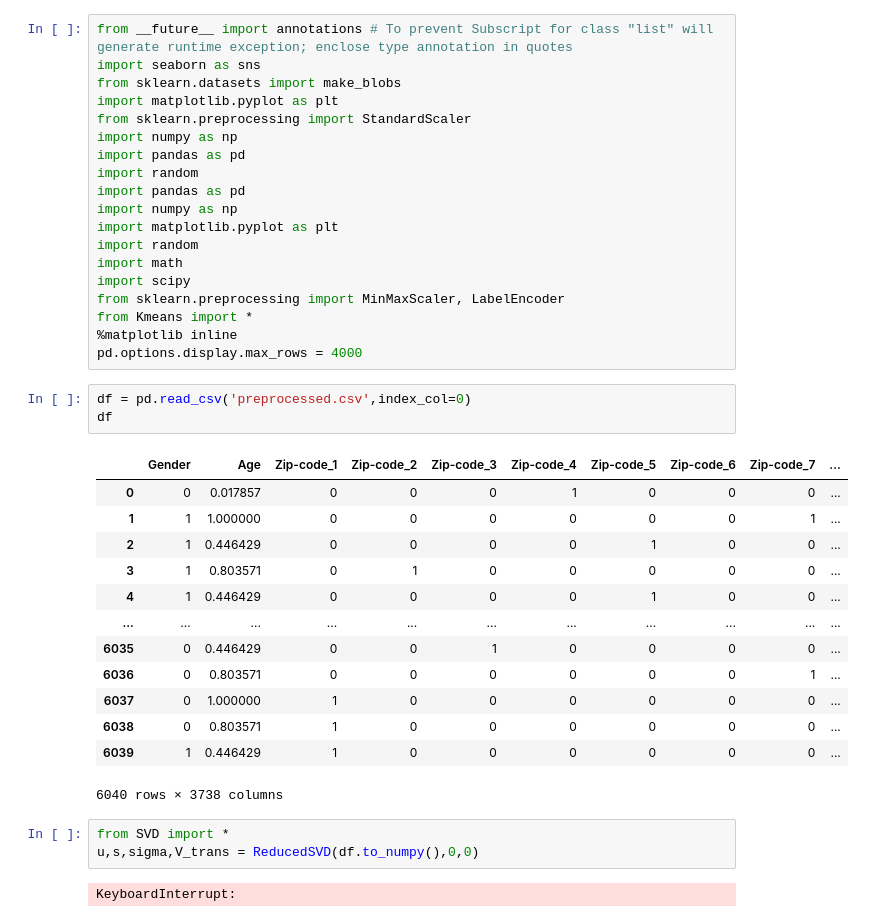
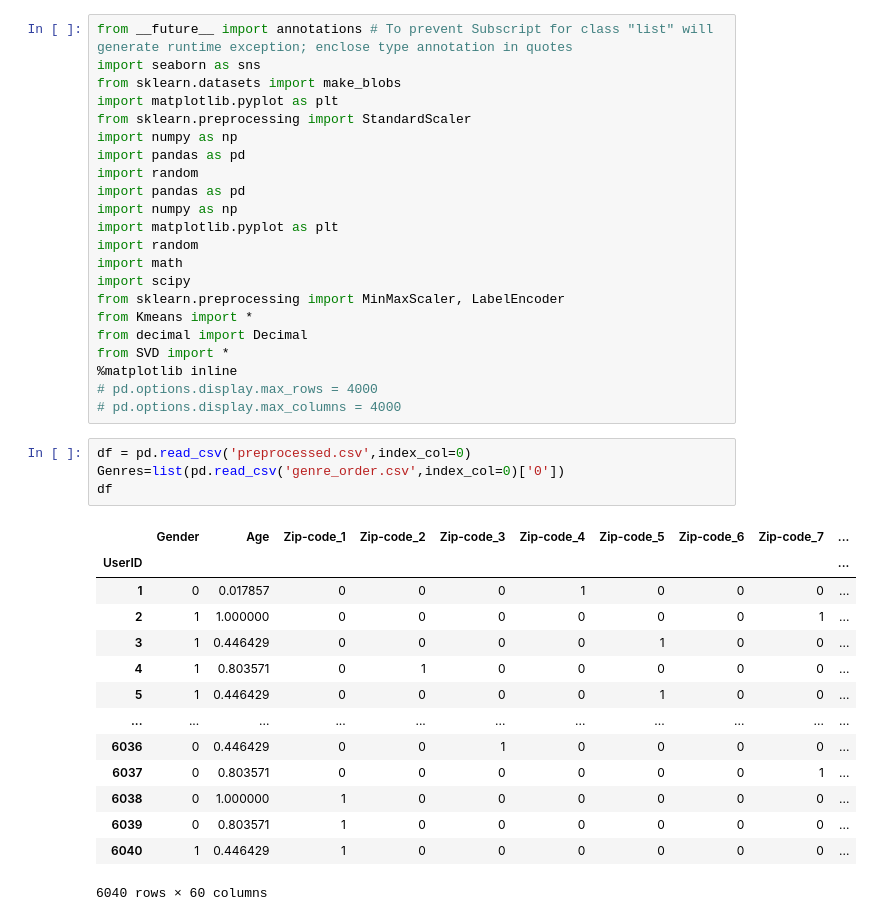
Before and after one commit to NetradeepakC/RecSysProject, a Jupyter notebook: SVD_KMeans.ipynb, the cells around one changed output. Drawn from its saved outputs; the diff is of its cells as text.

```diff
--- a/SVD_KMeans.ipynb
+++ b/SVD_KMeans.ipynb
@@ -15,27 +15,27 @@ import math
 import scipy
 from sklearn.preprocessing import MinMaxScaler, LabelEncoder
 from Kmeans import *
+from decimal import Decimal
+from SVD import *
 %matplotlib inline
-pd.options.display.max_rows = 4000
+# pd.options.display.max_rows = 4000
+# pd.options.display.max_columns = 4000
 # %%
 df = pd.read_csv('preprocessed.csv',index_col=0)
+Genres=list(pd.read_csv('genre_order.csv',index_col=0)['0'])
 df
 # %% [output]
 |  | Gender | Age | Zip-code_1 | Zip-code_2 | Zip-code_3 | Zip-code_4 | Zip-code_5 | Zip-code_6 | Zip-code_7 | ... |
-| 0 | 0 | 0.017857 | 0 | 0 | 0 | 1 | 0 | 0 | 0 | ... |
-| 1 | 1 | 1.000000 | 0 | 0 | 0 | 0 | 0 | 0 | 1 | ... |
-| 2 | 1 | 0.446429 | 0 | 0 | 0 | 0 | 1 | 0 | 0 | ... |
-| 3 | 1 | 0.803571 | 0 | 1 | 0 | 0 | 0 | 0 | 0 | ... |
-| 4 | 1 | 0.446429 | 0 | 0 | 0 | 0 | 1 | 0 | 0 | ... |
+| UserID |  |  |  |  |  |  |  |  |  | ... |
+| 1 | 0 | 0.017857 | 0 | 0 | 0 | 1 | 0 | 0 | 0 | ... |
+| 2 | 1 | 1.000000 | 0 | 0 | 0 | 0 | 0 | 0 | 1 | ... |
+| 3 | 1 | 0.446429 | 0 | 0 | 0 | 0 | 1 | 0 | 0 | ... |
+| 4 | 1 | 0.803571 | 0 | 1 | 0 | 0 | 0 | 0 | 0 | ... |
+| 5 | 1 | 0.446429 | 0 | 0 | 0 | 0 | 1 | 0 | 0 | ... |
 | ... | ... | ... | ... | ... | ... | ... | ... | ... | ... | ... |
-| 6035 | 0 | 0.446429 | 0 | 0 | 1 | 0 | 0 | 0 | 0 | ... |
-| 6036 | 0 | 0.803571 | 0 | 0 | 0 | 0 | 0 | 0 | 1 | ... |
-| 6037 | 0 | 1.000000 | 1 | 0 | 0 | 0 | 0 | 0 | 0 | ... |
-| 6038 | 0 | 0.803571 | 1 | 0 | 0 | 0 | 0 | 0 | 0 | ... |
-| 6039 | 1 | 0.446429 | 1 | 0 | 0 | 0 | 0 | 0 | 0 | ... |
+| 6036 | 0 | 0.446429 | 0 | 0 | 1 | 0 | 0 | 0 | 0 | ... |
+| 6037 | 0 | 0.803571 | 0 | 0 | 0 | 0 | 0 | 0 | 1 | ... |
+| 6038 | 0 | 1.000000 | 1 | 0 | 0 | 0 | 0 | 0 | 0 | ... |
+| 6039 | 0 | 0.803571 | 1 | 0 | 0 | 0 | 0 | 0 | 0 | ... |
+| 6040 | 1 | 0.446429 | 1 | 0 | 0 | 0 | 0 | 0 | 0 | ... |
-6040 rows × 3738 columns
+6040 rows × 60 columns
-# %%
-from SVD import *
-u,s,sigma,V_trans = ReducedSVD(df.to_numpy(),0,0)
-# %% [output]
-KeyboardInterrupt:
```
Also changed, not shown: parts of 31 cells of this notebook, 5 other files.
